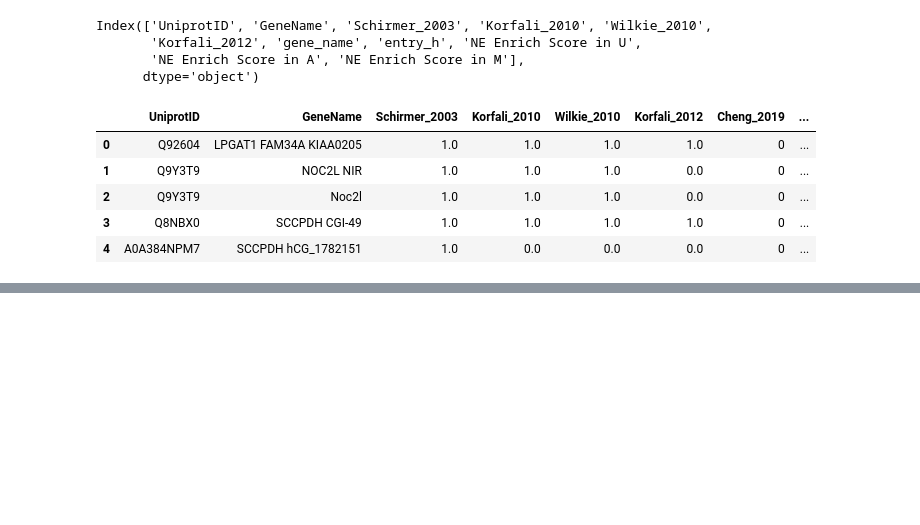
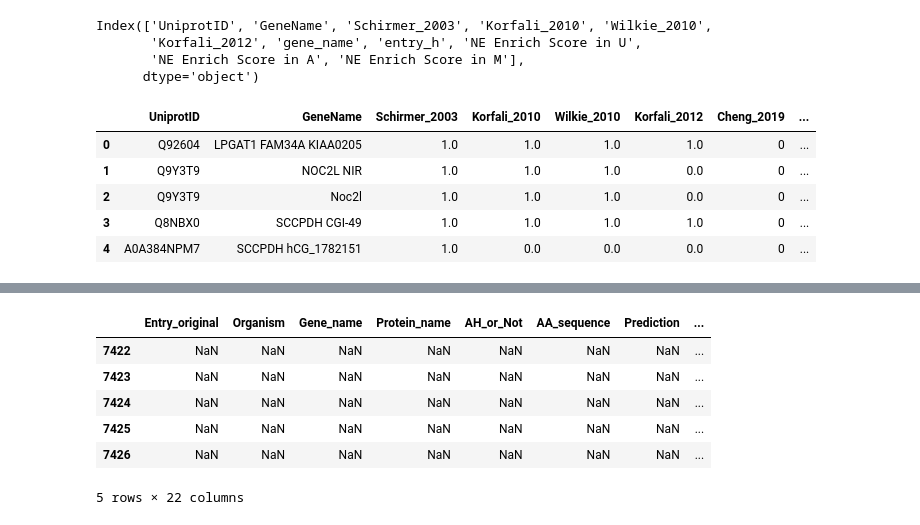
Before and after one commit to shokenlee/Nuclear_proteome, a Jupyter notebook: MergingNEProteome.ipynb, the cells around one changed output, grey strips where cells are left out. Saved outputs shown, nothing was run; the diff lists cells and outputs as text; code cells hidden in the pictures; blank space fills up the shorter version.

```diff
--- a/MergingNEProteome.ipynb
+++ b/MergingNEProteome.ipynb
@@ -222,0 +387,5 @@ df.head()
+# %%
+# MemBrain
+df_MB = pd.read_csv('./Output/Results_step_3.csv')
+# %%
+_df = df_MB.merge(df_tier1_2, how='outer', left_on='Entry_Hs', right_on='UniprotID')
@@ -222,0 +401,10 @@ df.head()
+# %%
+_df.tail()
+# %% [output]
+|  | Entry_original | Organism | Gene_name | Protein_name | AH_or_Not | AA_sequence | Prediction | ... |
+| 7422 | NaN | NaN | NaN | NaN | NaN | NaN | NaN | ... |
+| 7423 | NaN | NaN | NaN | NaN | NaN | NaN | NaN | ... |
+| 7424 | NaN | NaN | NaN | NaN | NaN | NaN | NaN | ... |
+| 7425 | NaN | NaN | NaN | NaN | NaN | NaN | NaN | ... |
+| 7426 | NaN | NaN | NaN | NaN | NaN | NaN | NaN | ... |
+5 rows × 22 columns
```
Also changed, not shown: parts of 29 cells of this notebook.
